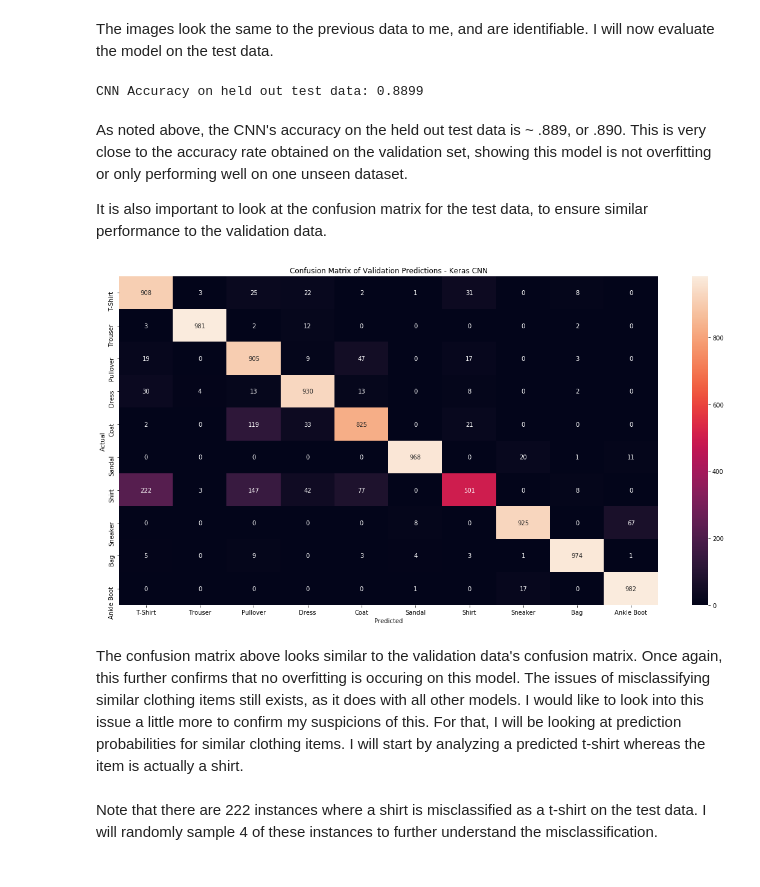
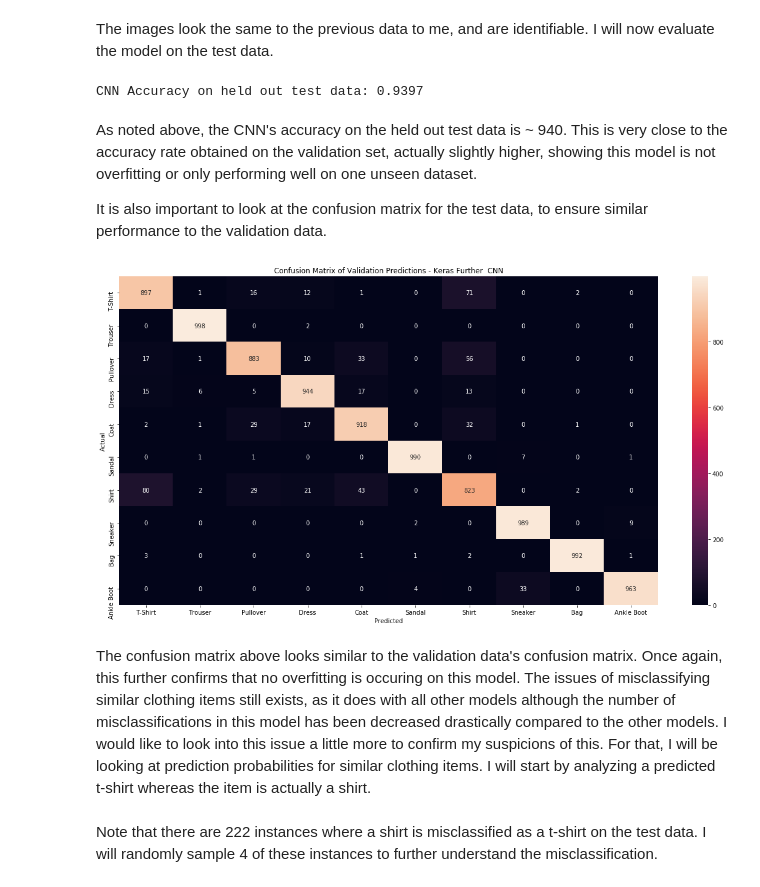
Before and after one commit to joshjanda1/Projects, a Jupyter notebook: Fashion_Mnist/fashion_mnist_notebook.ipynb, the cells around one changed output. Cells and saved outputs as stored; diff of their text form; code cells hidden in the pictures.

Commit message:
Updated notebook with additional CNN model, added more analytics in test data evaluation

```diff
--- a/Fashion_Mnist/fashion_mnist_notebook.ipynb
+++ b/Fashion_Mnist/fashion_mnist_notebook.ipynb
@@ -972,0 +1062,6 @@ Next, I will be moving forward to evaluate this model on the held out test data.
+# %%
+keras_cnn2.compile(loss = 'sparse_categorical_crossentropy',
+                  optimizer = 'adam',
+                  metrics = ['accuracy'])
+keras_cnn2_history = keras_cnn2.fit(Xtrain_cnn, ytrain, batch_size = 16,
+                                              epochs = 15, validation_data = (Xval_cnn, yval))
@@ -1001,31 +1183,31 @@ Image Label: Trouser
 # %% [markdown]
 The images look the same to the previous data to me, and are identifiable. I will now evaluate the model on the test data.
 # %%
-test_predictions = keras_cnn.predict_classes(Xtest_cnn)
+test_predictions = keras_cnn2.predict_classes(Xtest_cnn)
 test_accuracy = accuracy_score(ytest, test_predictions)
 test_conf_mtx = confusion_matrix(ytest, test_predictions)
 
 print("CNN Accuracy on held out test data: {0}".format(test_accuracy))
 # %% [output]
-CNN Accuracy on held out test data: 0.8899
+CNN Accuracy on held out test data: 0.9397
 # %% [markdown]
-As noted above, the CNN's accuracy on the held out test data is ~ .889, or .890. This is very close to the accuracy rate obtained on the validation set, showing this model is not overfitting or only performing well on one unseen dataset.
+As noted above, the CNN's accuracy on the held out test data is ~ 940. This is very close to the accuracy rate obtained on the validation set, actually slightly higher, showing this model is not overfitting or only performing well on one unseen dataset.
 
 It is also important to look at the confusion matrix for the test data, to ensure similar performance to the validation data.
 # %%
 test_conf_mtx_df = pd.DataFrame(data = test_conf_mtx,
                                     index = labels, columns = labels)
 
 plt.figure(figsize = (20, 10))
 sns.heatmap(test_conf_mtx_df, annot = True, fmt = 'g')
 plt.xlabel("Predicted")
 plt.ylabel("Actual")
-plt.title("Confusion Matrix of Validation Predictions - Keras CNN")
+plt.title("Confusion Matrix of Validation Predictions - Keras Further  CNN")
 plt.show()
 # %% [output]
-[figure, old version]
+[figure, new version]
 # %% [markdown]
-The confusion matrix above looks similar to the validation data's confusion matrix. Once again, this further confirms that no overfitting is occuring on this model. The issues of misclassifying similar clothing items still exists, as it does with all other models. I would like to look into this issue a little more to confirm my suspicions of this. For that, I will be looking at prediction probabilities for similar clothing items. I will start by analyzing a predicted t-shirt whereas the item is actually a shirt.
+The confusion matrix above looks similar to the validation data's confusion matrix. Once again, this further confirms that no overfitting is occuring on this model. The issues of misclassifying similar clothing items still exists, as it does with all other models although the number of misclassifications in this model has been decreased drastically compared to the other models. I would like to look into this issue a little more to confirm my suspicions of this. For that, I will be looking at prediction probabilities for similar clothing items. I will start by analyzing a predicted t-shirt whereas the item is actually a shirt.
 # %%
 misclassified_shirts = []
 
```
Also changed, not shown: parts of 26 cells of this notebook.
